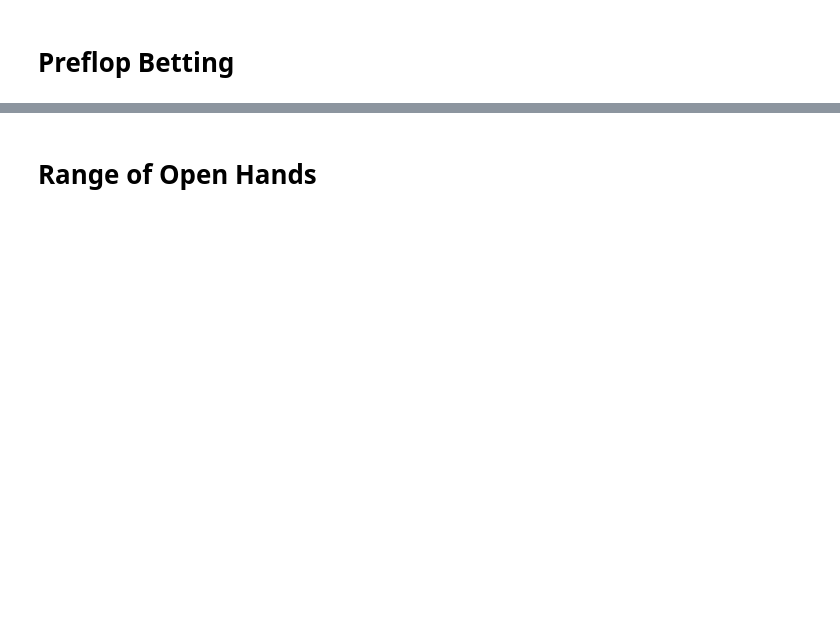
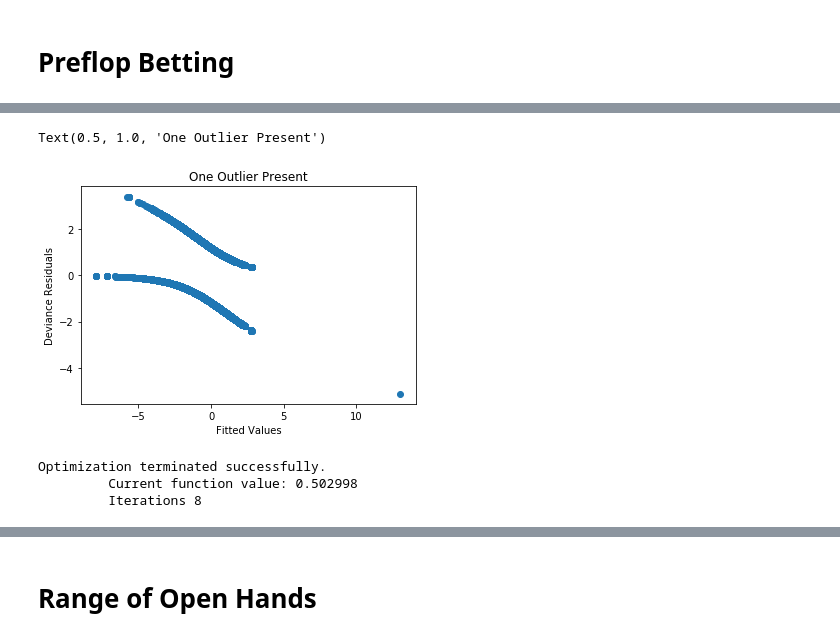
Before and after one commit to DhruvDadhania/project, a Jupyter notebook: Project EDA.ipynb, the cells around one changed output, grey strips where cells are left out. Drawn from its saved outputs; the diff is of its cells as text; code cells hidden in the pictures; blank space fills up the shorter version.

```diff
--- a/Project EDA.ipynb
+++ b/Project EDA.ipynb
@@ -140,0 +156,8 @@ for i in range(4):
+# %%
+import pandas as pd
+
+pre_raise = pd.read_csv('pre_raise.csv')
+pre_raise = pre_raise.drop(pre_raise.columns[0], axis=1)
+pre_raise = pre_raise.drop('player_Benja', axis=1) # baseline
+pre_raise['Intercept'] = 1
+pre_raise.head()
@@ -140,0 +172,7 @@ for i in range(4):
+# %%
+import statsmodels.discrete.discrete_model as sm
+
+# With player
+logit = sm.Logit(pre_raise['didRaise'].values, pre_raise.loc[:, pre_raise.columns != 'didRaise'].values).fit()
+full_llf = logit.llf
+logit.summary(xname = list(pre_raise.loc[:, pre_raise.columns != 'didRaise'].columns.values))
@@ -140,0 +227,26 @@ for i in range(4):
+# %%
+from matplotlib import pyplot as plt
+%matplotlib inline
+
+plt.scatter(logit.fittedvalues, logit.resid_dev)
+plt.xlabel('Fitted Values')
+plt.ylabel('Deviance Residuals')
+plt.title('One Outlier Present')
+# %% [output]
+Text(0.5, 1.0, 'One Outlier Present')
+[figure, added]
+# %%
+import numpy as np
+# model without intercept
+logit = sm.Logit(pre_raise['didRaise'].values, pre_raise.drop(['didRaise', 'Intercept'], axis=1).values).fit()
+
+vif_data = pd.DataFrame()
+vif_data["feature"] = pre_raise.drop(['didRaise', 'Intercept'], axis=1).columns
+# https://stats.stackexchange.com/questions/474964/calculating-variance-inflation-factor-for-logistic-regression-using-statsmodels
+cov = logit.cov_params()
+corr = cov / logit.bse / logit.bse[:, None]
+vif_data["VIF"] = np.diag(np.linalg.inv(corr))
+# %% [output]
+Optimization terminated successfully.
+         Current function value: 0.502998
+         Iterations 8
```
Also changed, not shown: parts of 42 cells of this notebook, 2 other files.
